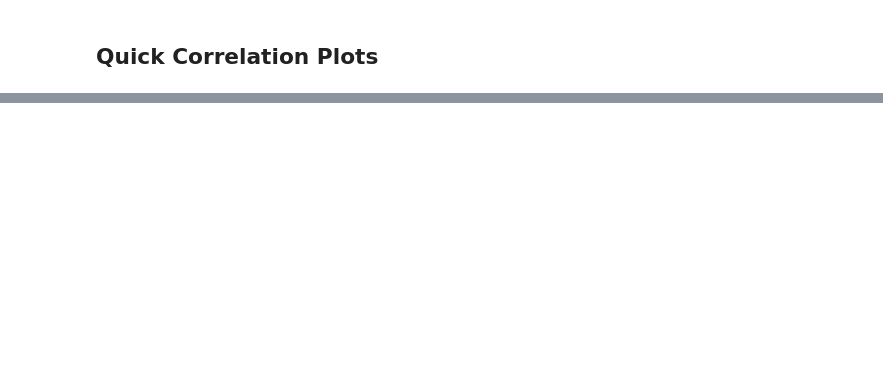
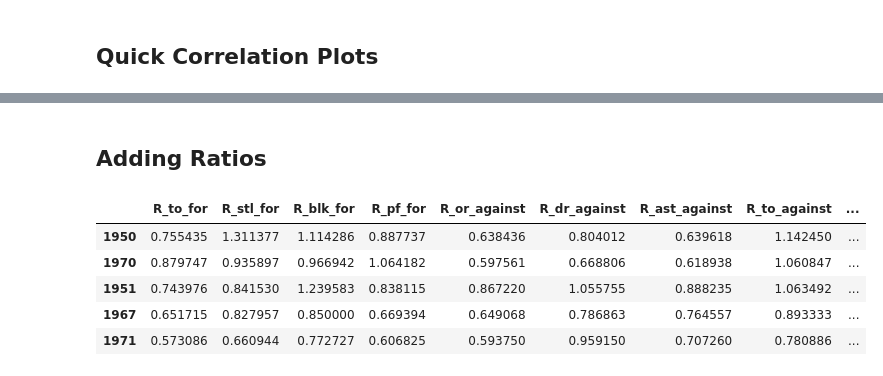
Before and after one commit to joshbrowning2358/GithubSandbox, a Jupyter notebook: Python/NCAA Data Manipulation.ipynb, the cells around one changed output, grey strips where cells are left out. Saved outputs shown, nothing was run; the diff lists cells and outputs as text; code cells hidden in the pictures; blank space fills up the shorter version.

```diff
--- a/Python/NCAA Data Manipulation.ipynb
+++ b/Python/NCAA Data Manipulation.ipynb
@@ -213,0 +241,19 @@ final_data
+# %% [markdown]
+## Adding Ratios
+# %%
+col_filter = [re.match('B_', x) is not None for x in list(d.columns)]
+ratio_cols = d.columns[col_filter]
+ratio_cols = [re.sub('B_', 'R_', x) for x in ratio_cols]
+for col in ratio_cols:
+    B_col = re.sub('R_', 'B_', col)
+    S_col = re.sub('R_', 'S_', col)
+    d[col] = d[B_col] / d[S_col]
+d.iloc[:, (d.shape[1]-15):].tail()
+#d.loc[1978, :]
+# %% [output]
+|  | R_to_for | R_stl_for | R_blk_for | R_pf_for | R_or_against | R_dr_against | R_ast_against | R_to_against | ... |
+| 1950 | 0.755435 | 1.311377 | 1.114286 | 0.887737 | 0.638436 | 0.804012 | 0.639618 | 1.142450 | ... |
+| 1970 | 0.879747 | 0.935897 | 0.966942 | 1.064182 | 0.597561 | 0.668806 | 0.618938 | 1.060847 | ... |
+| 1951 | 0.743976 | 0.841530 | 1.239583 | 0.838115 | 0.867220 | 1.055755 | 0.888235 | 1.063492 | ... |
+| 1967 | 0.651715 | 0.827957 | 0.850000 | 0.669394 | 0.649068 | 0.786863 | 0.764557 | 0.893333 | ... |
+| 1971 | 0.573086 | 0.660944 | 0.772727 | 0.606825 | 0.593750 | 0.959150 | 0.707260 | 0.780886 | ... |
```
Also changed, not shown: parts of 4 cells of this notebook.
